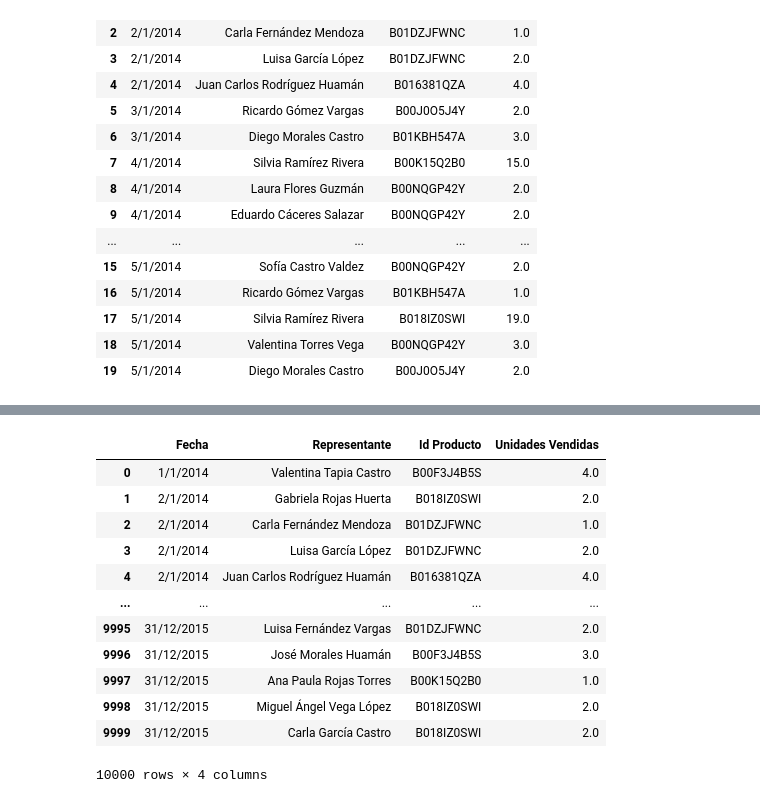
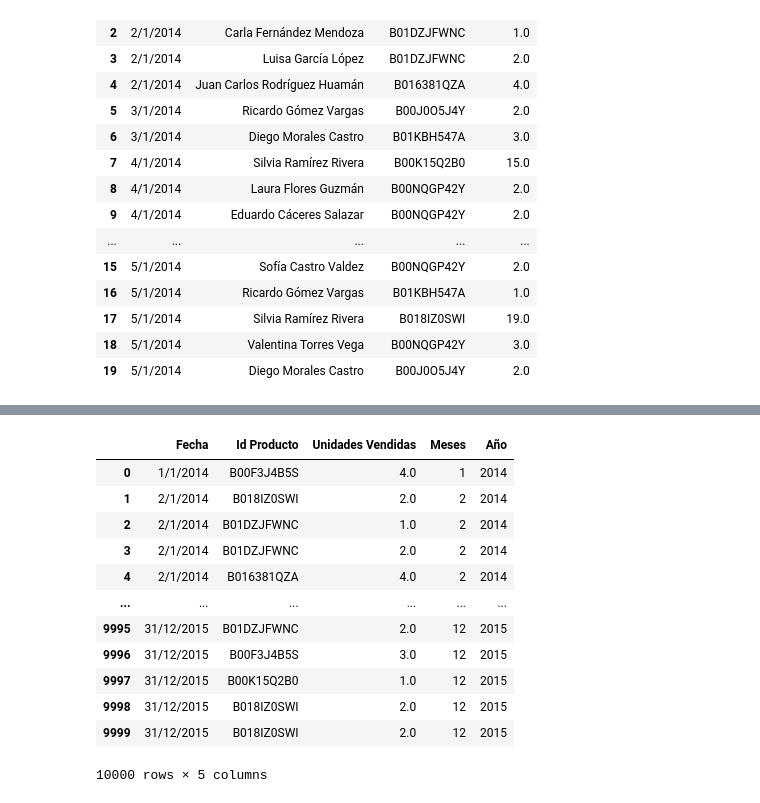
Before and after one commit to Maxterjs99/Fundamentos_Python, a Jupyter notebook: exercise_pandas.ipynb, the cells around one changed output, grey strips where cells are left out. Drawn from its saved outputs; the diff is of its cells as text; code cells hidden in the pictures.

```diff
--- a/exercise_pandas.ipynb
+++ b/exercise_pandas.ipynb
@@ -45,16 +59,0 @@ cellphones = df[df['Unidades Vendidas'].notna()]
-# %%
-cellphones
-# %% [output]
-|  | Fecha | Representante | Id Producto | Unidades Vendidas |
-| 0 | 1/1/2014 | Valentina Tapia Castro | B00F3J4B5S | 4.0 |
-| 1 | 2/1/2014 | Gabriela Rojas Huerta | B018IZ0SWI | 2.0 |
-| 2 | 2/1/2014 | Carla Fernández Mendoza | B01DZJFWNC | 1.0 |
-| 3 | 2/1/2014 | Luisa García López | B01DZJFWNC | 2.0 |
-| 4 | 2/1/2014 | Juan Carlos Rodríguez Huamán | B016381QZA | 4.0 |
-| ... | ... | ... | ... | ... |
-| 9995 | 31/12/2015 | Luisa Fernández Vargas | B01DZJFWNC | 2.0 |
-| 9996 | 31/12/2015 | José Morales Huamán | B00F3J4B5S | 3.0 |
-| 9997 | 31/12/2015 | Ana Paula Rojas Torres | B00K15Q2B0 | 1.0 |
-| 9998 | 31/12/2015 | Miguel Ángel Vega López | B018IZ0SWI | 2.0 |
-| 9999 | 31/12/2015 | Carla García Castro | B018IZ0SWI | 2.0 |
-10000 rows × 4 columns
@@ -60,0 +63,18 @@ cellphones
+# %%
+df_months['Meses'] = pd.DatetimeIndex(df_months['Fecha']).month
+df_months['Año'] = pd.DatetimeIndex(df_months['Fecha']).year
+df_months
+# %% [output]
+|  | Fecha | Id Producto | Unidades Vendidas | Meses | Año |
+| 0 | 1/1/2014 | B00F3J4B5S | 4.0 | 1 | 2014 |
+| 1 | 2/1/2014 | B018IZ0SWI | 2.0 | 2 | 2014 |
+| 2 | 2/1/2014 | B01DZJFWNC | 1.0 | 2 | 2014 |
+| 3 | 2/1/2014 | B01DZJFWNC | 2.0 | 2 | 2014 |
+| 4 | 2/1/2014 | B016381QZA | 4.0 | 2 | 2014 |
+| ... | ... | ... | ... | ... | ... |
+| 9995 | 31/12/2015 | B01DZJFWNC | 2.0 | 12 | 2015 |
+| 9996 | 31/12/2015 | B00F3J4B5S | 3.0 | 12 | 2015 |
+| 9997 | 31/12/2015 | B00K15Q2B0 | 1.0 | 12 | 2015 |
+| 9998 | 31/12/2015 | B018IZ0SWI | 2.0 | 12 | 2015 |
+| 9999 | 31/12/2015 | B018IZ0SWI | 2.0 | 12 | 2015 |
+10000 rows × 5 columns
```
Also changed, not shown: parts of 5 cells of this notebook.
